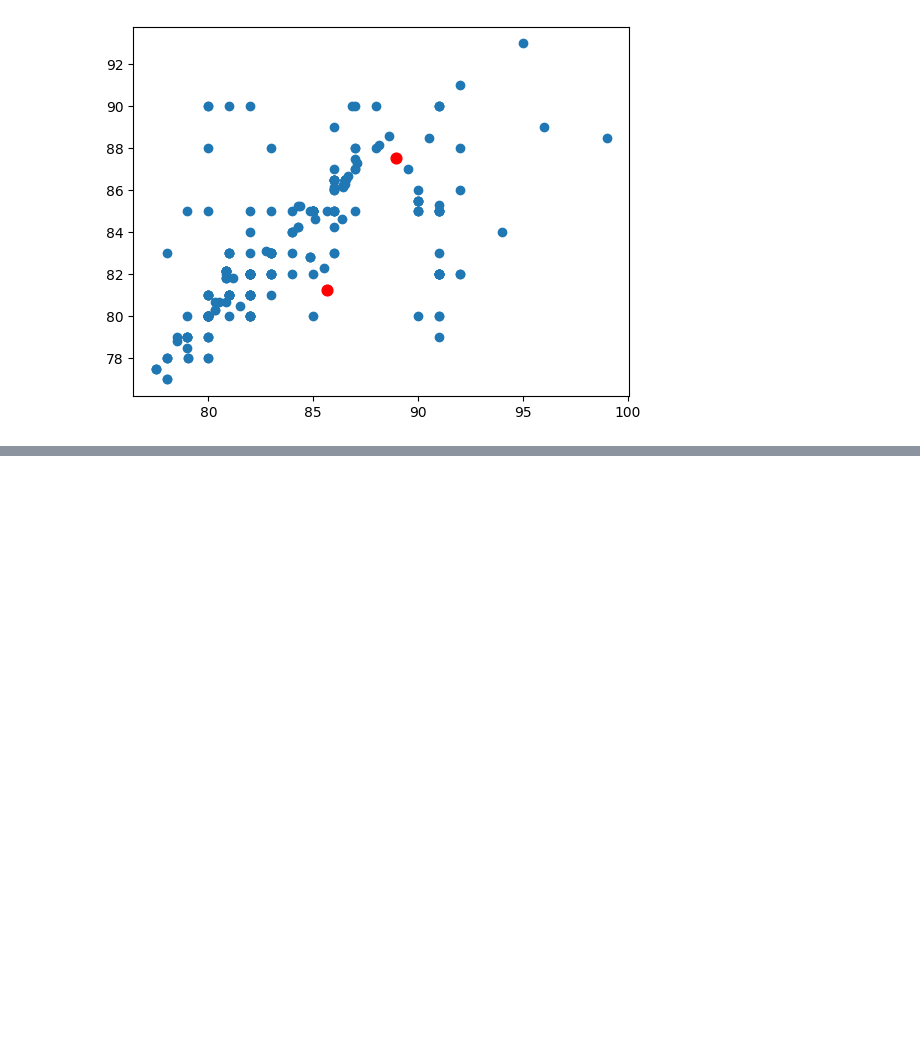
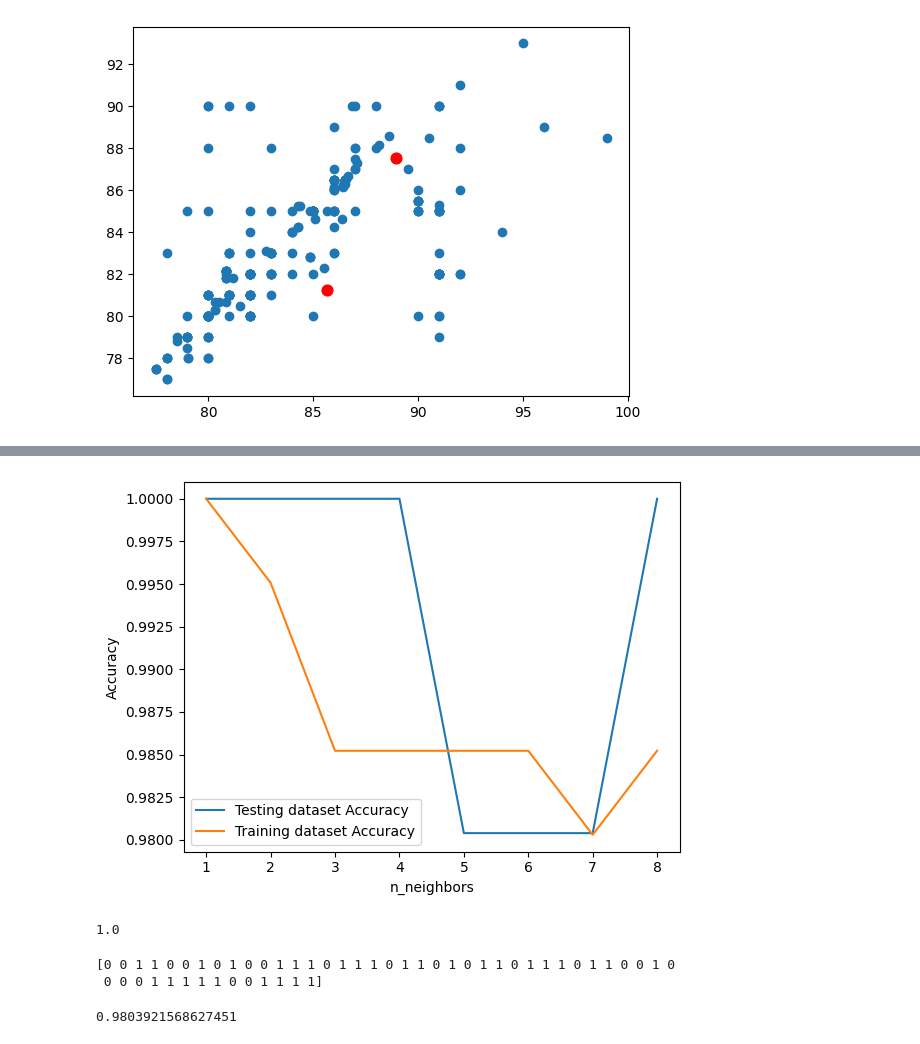
Before and after one commit to junanda/aplikasi-GQ, a Jupyter notebook: notebook/ml-case.ipynb, the cells around one changed output, grey strips where cells are left out. Cells and saved outputs as stored; diff of their text form; code cells hidden in the pictures; blank space fills up the shorter version.

```diff
--- a/notebook/ml-case.ipynb
+++ b/notebook/ml-case.ipynb
@@ -116,0 +117,4 @@ Name: 252, dtype: float64
+# %%
+# datax['LABEL']=kmeans.labels_
+labels_ = kmeans.labels_
+print(labels_)
@@ -126,0 +139,36 @@ array([87.55862385, 81.24386207])
+# %%
+from sklearn.neighbors import KNeighborsClassifier
+from sklearn.model_selection import train_test_split
+
+X_train, X_test, y_train, y_test = train_test_split(datax, labels_, test_size=0.2, random_state=42)
+# %%
+import numpy as np
+
+neighbors = np.arange(1, 9)
+train_accuracy = np.empty(len(neighbors))
+test_accuracy = np.empty(len(neighbors))
+
+#loop over k
+for i, k in enumerate(neighbors):
+    knn = KNeighborsClassifier(n_neighbors=k, metric='euclidean')
+    knn.fit(X_train, y_train)
+
+    #computasi training dan test data accuracy
+    train_accuracy[i] = knn.score(X_train, y_train)
+    test_accuracy[i] = knn.score(X_test, y_test)
+# %%
+# Generate plot
+plt.plot(neighbors, test_accuracy, label = 'Testing dataset Accuracy')
+plt.plot(neighbors, train_accuracy, label = 'Training dataset Accuracy')
+
+plt.legend()
+plt.xlabel('n_neighbors')
+plt.ylabel('Accuracy')
+plt.show()
+# %% [output]
+[figure, added]
+# %%
+#calculate the accuracy of the model
+print(knn.score(X_test, y_test))
+# %% [output]
+1.0
@@ -126,0 +180,9 @@ array([87.55862385, 81.24386207])
+# %%
+print(y_predict)
+# %% [output]
+[0 0 1 1 0 0 1 0 1 0 0 1 1 1 0 1 1 1 0 1 1 0 1 0 1 1 0 1 1 1 0 1 1 0 0 1 0
+ 0 0 0 1 1 1 1 1 0 0 1 1 1 1]
+# %%
+knn_m.score(X_test, y_test)
+# %% [output]
+0.9803921568627451
```
Also changed, not shown: parts of 11 cells of this notebook.
